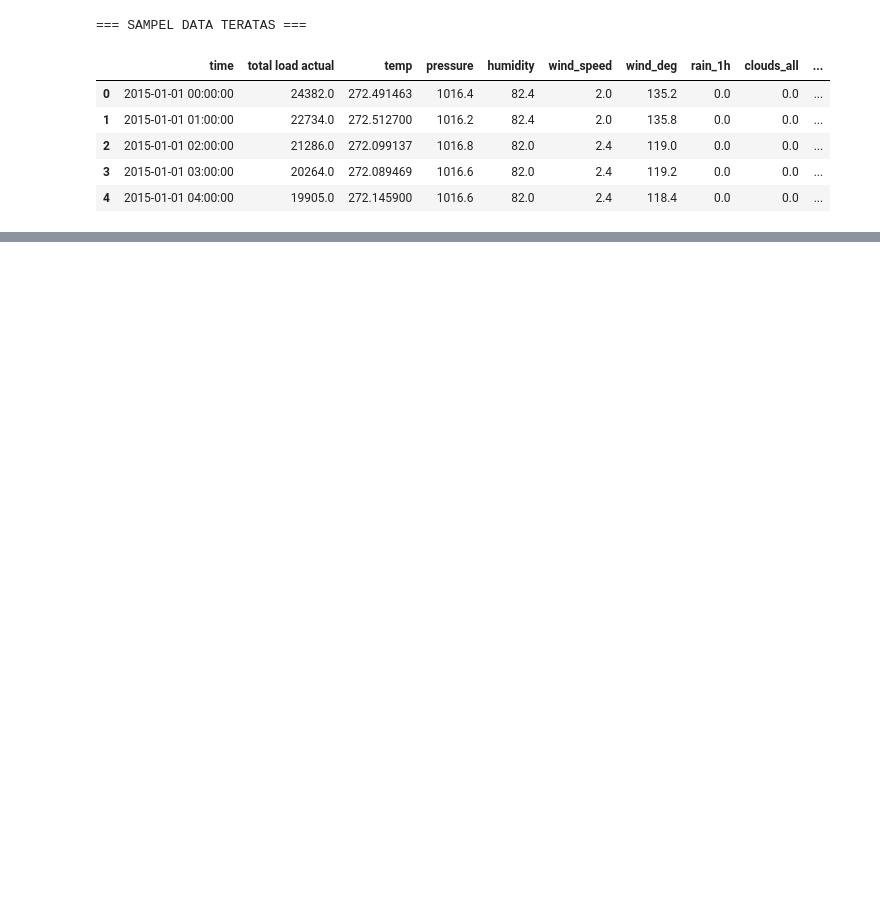
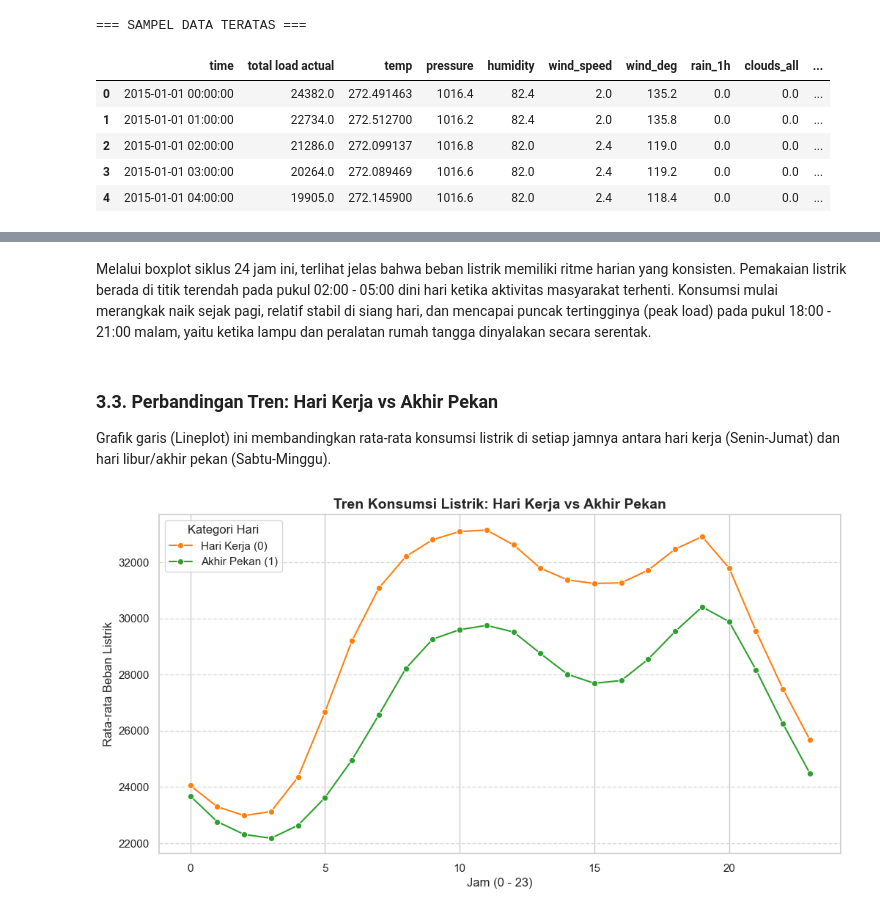
Before and after one commit to yayaangg/tugas-kecil-machine-learning, a Jupyter notebook: regresi.ipynb, the cells around one changed output, grey strips where cells are left out. Drawn from its saved outputs; the diff is of its cells as text; code cells hidden in the pictures; blank space fills up the shorter version.

```diff
--- a/regresi.ipynb
+++ b/regresi.ipynb
@@ -935,0 +220,19 @@ Cek direktori Anda, file telah tersimpan di:
+# %% [markdown]
+Melalui boxplot siklus 24 jam ini, terlihat jelas bahwa beban listrik memiliki ritme harian yang konsisten. Pemakaian listrik berada di titik terendah pada pukul 02:00 - 05:00 dini hari ketika aktivitas masyarakat terhenti. Konsumsi mulai merangkak naik sejak pagi, relatif stabil di siang hari, dan mencapai puncak tertingginya (peak load) pada pukul 18:00 - 21:00 malam, yaitu ketika lampu dan peralatan rumah tangga dinyalakan secara serentak.
+# %% [markdown]
+### 3.3. Perbandingan Tren: Hari Kerja vs Akhir Pekan
+Grafik garis (Lineplot) ini membandingkan rata-rata konsumsi listrik di setiap jamnya antara hari kerja (Senin-Jumat) dan hari libur/akhir pekan (Sabtu-Minggu).
+# %%
+plt.figure(figsize=(12, 6))
+sns.lineplot(data=df_clean, x='hour', y='total load actual', hue='is_weekend',
+             marker='o', errorbar=None, palette=['#ff7f0e', '#2ca02c'])
+plt.title('Tren Konsumsi Listrik: Hari Kerja vs Akhir Pekan', fontsize=14, fontweight='bold')
+plt.xlabel('Jam (0 - 23)', fontsize=12)
+plt.ylabel('Rata-rata Beban Listrik', fontsize=12)
+
+# Menambahkan keterangan legend agar lebih mudah dibaca
+plt.legend(title='Kategori Hari', labels=['Hari Kerja (0)', 'Akhir Pekan (1)'], loc='upper left')
+plt.grid(axis='y', linestyle='--', alpha=0.7)
+plt.show()
+# %% [output]
+[figure, added]
```
Also changed, not shown: parts of 65 cells of this notebook, 10 other files.
